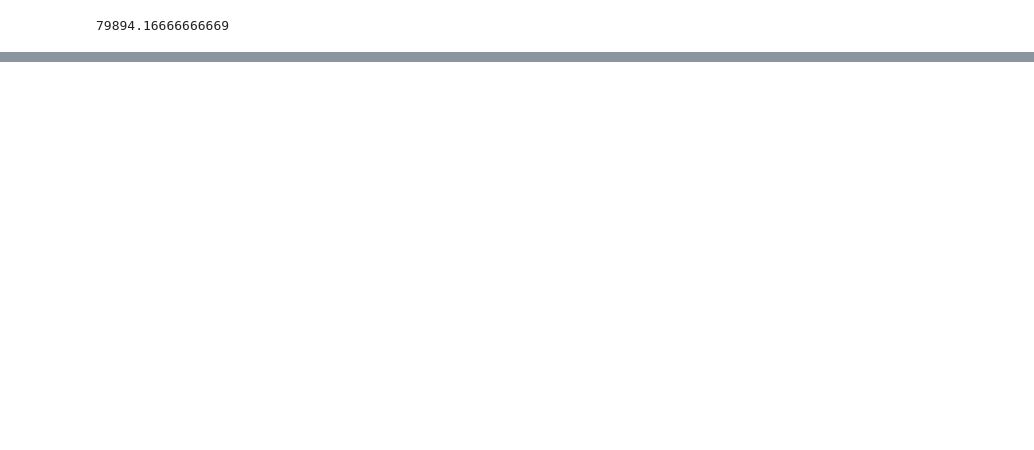
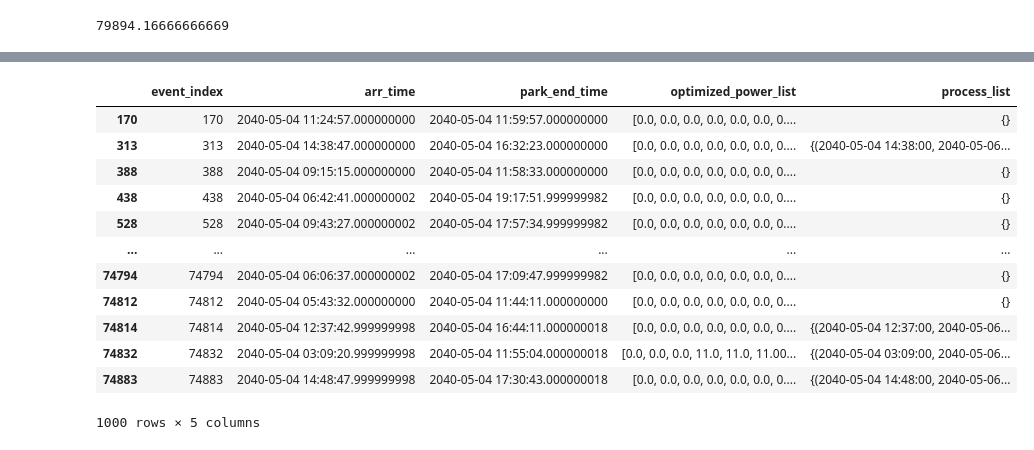
Before and after one commit to Huiwennnnn/MT, a Jupyter notebook: match_profile_split.ipynb, the cells around one changed output, grey strips where cells are left out. Drawn from its saved outputs; the diff is of its cells as text; code cells hidden in the pictures; blank space fills up the shorter version.

```diff
--- a/match_profile_split.ipynb
+++ b/match_profile_split.ipynb
@@ -15,11 +15,12 @@ import json
 # from sklearn.preprocessing import StandardScaler
 # %%
 # Basic Setting
-this_day = '2050-05-06'
+this_day = '2040-05-04'
 this_weekday = 'Friday'
+scenario_year = 2040
 # %%
 # Utlity
-date=6
+date=4
 # Data Preprocessing
 def create_dict(row):
     dict = [0]*24
@@ -102,7 +103,7 @@ def get_timestamp_pair(row):
                 start_min = row['arr_time'].minute
             else:
                 start_min = 0
-            start_ts = pd.Timestamp(datetime(year=2050,month=5,day=6,hour=hour,minute=start_min))
+            start_ts = pd.Timestamp(datetime(year=scenario_year,month=5,day=date,hour=hour,minute=start_min))
             process_key = (start_ts,)
         if p_t!=0:
             power.append(p_t)
@@ -115,7 +116,7 @@ def get_timestamp_pair(row):
                 end_min=row['park_end_time'].minute
             else:
                 end_min = 0
-            end_ts = pd.Timestamp(datetime(year=2050,month=5,day=6,hour=hour,minute=end_min))
+            end_ts = pd.Timestamp(datetime(year=scenario_year,month=5,day=6,hour=hour,minute=end_min))
             process_key = process_key + (end_ts,)
             process[process_key] = power
             process_key = ()
@@ -777,0 +679,16 @@ d[['event_index','arr_time','park_end_time','hourly_time_dict','optimized_power_
+# %%
+d[['event_index','arr_time','park_end_time','optimized_power_list','process_list']].head(1000)
+# %% [output]
+|  | event_index | arr_time | park_end_time | optimized_power_list | process_list |
+| 170 | 170 | 2040-05-04 11:24:57.000000000 | 2040-05-04 11:59:57.000000000 | [0.0, 0.0, 0.0, 0.0, 0.0, 0.0, 0.... | {} |
+| 313 | 313 | 2040-05-04 14:38:47.000000000 | 2040-05-04 16:32:23.000000000 | [0.0, 0.0, 0.0, 0.0, 0.0, 0.0, 0.... | {(2040-05-04 14:38:00, 2040-05-06... |
+| 388 | 388 | 2040-05-04 09:15:15.000000000 | 2040-05-04 11:58:33.000000000 | [0.0, 0.0, 0.0, 0.0, 0.0, 0.0, 0.... | {} |
+| 438 | 438 | 2040-05-04 06:42:41.000000002 | 2040-05-04 19:17:51.999999982 | [0.0, 0.0, 0.0, 0.0, 0.0, 0.0, 0.... | {} |
+| 528 | 528 | 2040-05-04 09:43:27.000000002 | 2040-05-04 17:57:34.999999982 | [0.0, 0.0, 0.0, 0.0, 0.0, 0.0, 0.... | {} |
+| ... | ... | ... | ... | ... | ... |
+| 74794 | 74794 | 2040-05-04 06:06:37.000000002 | 2040-05-04 17:09:47.999999982 | [0.0, 0.0, 0.0, 0.0, 0.0, 0.0, 0.... | {} |
+| 74812 | 74812 | 2040-05-04 05:43:32.000000000 | 2040-05-04 11:44:11.000000000 | [0.0, 0.0, 0.0, 0.0, 0.0, 0.0, 0.... | {} |
+| 74814 | 74814 | 2040-05-04 12:37:42.999999998 | 2040-05-04 16:44:11.000000018 | [0.0, 0.0, 0.0, 0.0, 0.0, 0.0, 0.... | {(2040-05-04 12:37:00, 2040-05-06... |
+| 74832 | 74832 | 2040-05-04 03:09:20.999999998 | 2040-05-04 11:55:04.000000018 | [0.0, 0.0, 0.0, 11.0, 11.0, 11.00... | {(2040-05-04 03:09:00, 2040-05-06... |
+| 74883 | 74883 | 2040-05-04 14:48:47.999999998 | 2040-05-04 17:30:43.000000018 | [0.0, 0.0, 0.0, 0.0, 0.0, 0.0, 0.... | {(2040-05-04 14:48:00, 2040-05-06... |
+1000 rows × 5 columns
```
Also changed, not shown: parts of 11 cells of this notebook.
